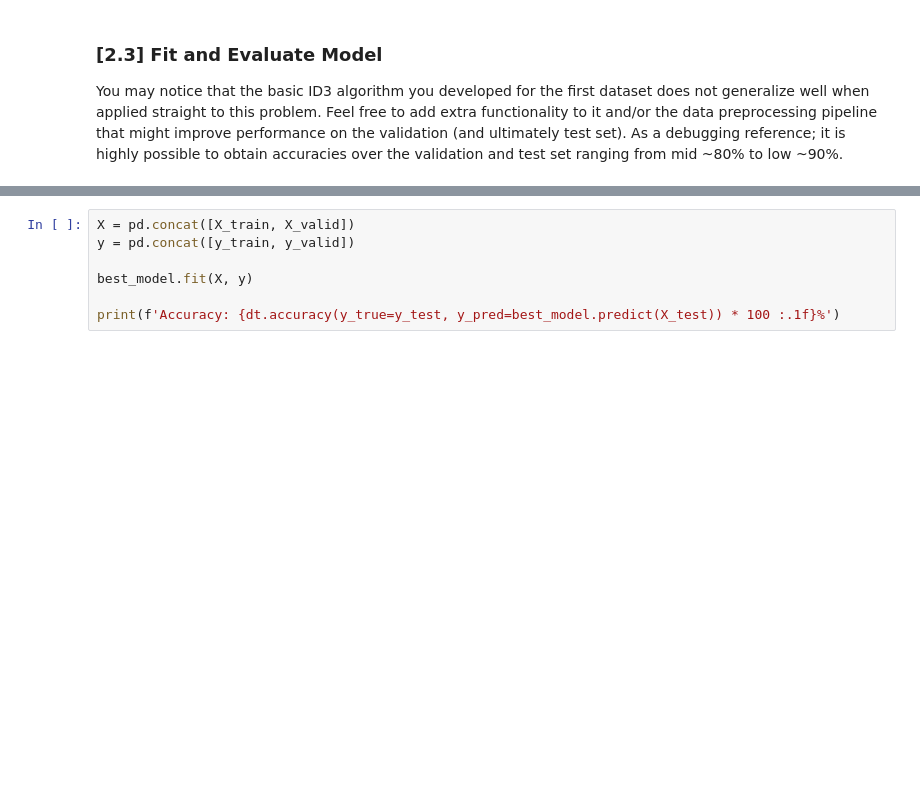
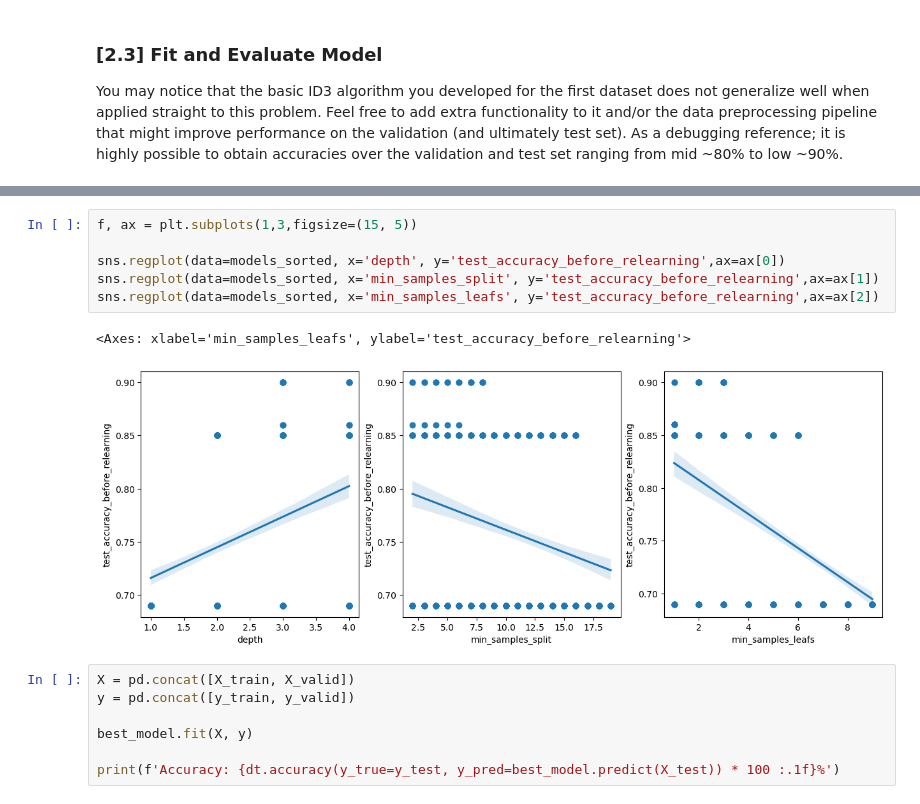
Before and after one commit to LasseLemke/TDT-4173-2023-task-1, a Jupyter notebook: decision_tree/experiment.ipynb, the cells around one changed output, grey strips where cells are left out. Saved outputs shown, nothing was run; the diff lists cells and outputs as text; blank space fills up the shorter version.

```diff
--- a/decision_tree/experiment.ipynb
+++ b/decision_tree/experiment.ipynb
@@ -306,3 +273,12 @@ models_sorted.sort_values(by='test_accuracy', ascending=False).head(10)
+# %%
+f, ax = plt.subplots(1,3,figsize=(15, 5))
+
+sns.regplot(data=models_sorted, x='depth', y='test_accuracy_before_relearning',ax=ax[0])
+sns.regplot(data=models_sorted, x='min_samples_split', y='test_accuracy_before_relearning',ax=ax[1])
+sns.regplot(data=models_sorted, x='min_samples_leafs', y='test_accuracy_before_relearning',ax=ax[2])
+# %% [output]
+<Axes: xlabel='min_samples_leafs', ylabel='test_accuracy_before_relearning'>
+[figure, added]
 # %%
 X = pd.concat([X_train, X_valid])
 y = pd.concat([y_train, y_valid])
```
Also changed, not shown: parts of 12 cells of this notebook.
